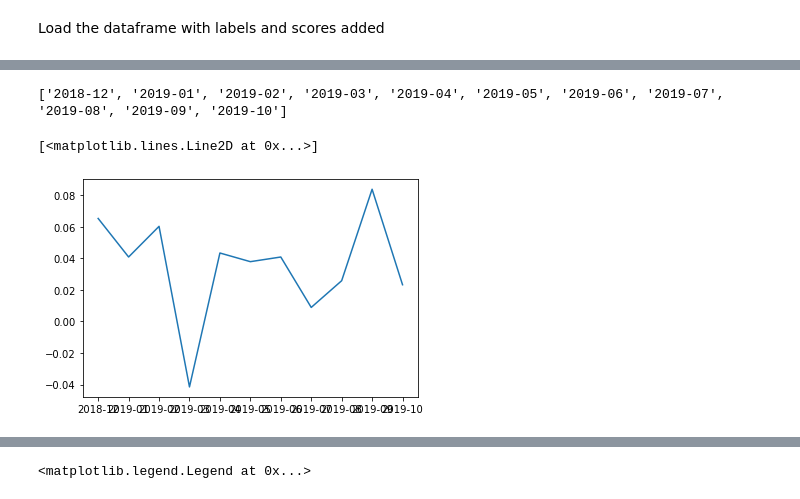
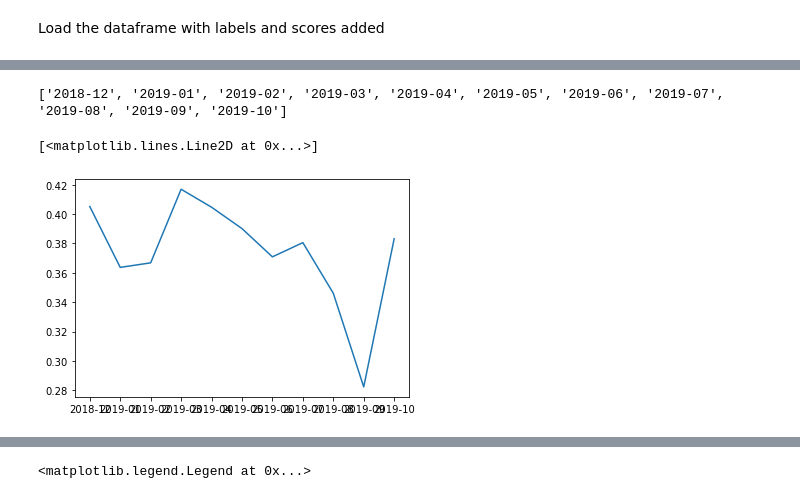
Before and after one commit to angelxie2442/Medicaid, a Jupyter notebook: medicaid/content_analysis.ipynb, the cells around one changed output, grey strips where cells are left out. Cells and saved outputs as stored; diff of their text form; code cells hidden in the pictures.

```diff
--- a/medicaid/content_analysis.ipynb
+++ b/medicaid/content_analysis.ipynb
@@ -257,0 +256,5 @@ df = pd.read_csv('./df_labels_scores.csv',header = 0, keep_default_na=False,dtyp
+# %%
+subset=df[df['yr_month']=='2018-12']
+subset=subset[subset['cut social security']==1]
+print(len(subset))
+subset.sample(1).to_csv('tmp_cut_social_security2.csv')
@@ -257,0 +266,22 @@ df = pd.read_csv('./df_labels_scores.csv',header = 0, keep_default_na=False,dtyp
+# %%
+subset1=df[df['affordable care act']==1]
+subset2=df[df['food stamps']==1]
+subset3=df[df['cut social security']==1]
+subset4=df[df['tax cut']==1]
+subset5=df[df['middle class']==1]
+subset6=df[df['low income']==1]
+subset7=df[df['mental health']==1]
+subset8=df[df['minimum wage']==1]
+subset9=df[df['illegal immigrants']==1]
+subset10=df[df['planned parenthood']==1]
+figure,axes=plt.subplots(2,2,tight_layout=True,sharey="row")
+titles=['affordable care act','food stamps','cut social security','tax cut']
+binls=[-1,-0.75,-0.5,-0.25,0,0.25,0.5,0.75,1]
+axes=axes.ravel()
+for ax,title in zip(axes,titles):
+    subset=df[df[title]==1]
+    ax.hist(subset['polarity'],bins=binls)
+    ax.axvline(subset['polarity'].median(),linestyle='dashed',color='r')
+    title1='Polarity Score of\n'+title
+    ax.set_title(title1)
+plt.show()
@@ -258,9 +294,4 @@ df = pd.read_csv('./df_labels_scores.csv',header = 0, keep_default_na=False,dtyp
 # %%
-import matplotlib.pyplot as plt
-#subset=df[df['affordable care act']==1]
-subset=df
 plt.hist(subset['polarity'],bins=7,color='r',alpha=0.5)
 plt.axvline(subset['polarity'].mean(),linestyle='dashed',color='r')
 plt.legend(labels=['mean','all'])
-min_ylim,max_ylim=plt.ylim()
-plt.text(subset['polarity'].mean()*1.1,max_ylim*0.7,'Mean:{:.5f}'.format(subset['polarity'].mean()))
@@ -269,4 +298,2 @@ NameError: name 'df' is not defined
 # %%
 df['yr_month'] = df['time'].apply(lambda x:x[:7])
-df['yr_month_day'] =df['time'].apply(lambda x:x[:10])
-df.head(2)
@@ -278,13 +300,13 @@ df.head(2)
 # %%
-df1=df[df['planned parenthood']==1]
+df1=df[df['minimum wage']==1]
 x1=list(df1.groupby(['yr_month']).groups.keys())
 print(x1)
 y1=[]
 for xx1 in x1:
     subset=df1[df1['yr_month']==xx1]
-    y1.append((subset['polarity']).mean())
+    y1.append((subset['subjectivity']).mean())
 plt.plot(x1,y1)
 # %% [output]
 ['2018-12', '2019-01', '2019-02', '2019-03', '2019-04', '2019-05', '2019-06', '2019-07', '2019-08', '2019-09', '2019-10']
 [<matplotlib.lines.Line2D at 0x...>]
-[figure, old version]
+[figure, new version]
```
Also changed, not shown: parts of 9 cells of this notebook.
